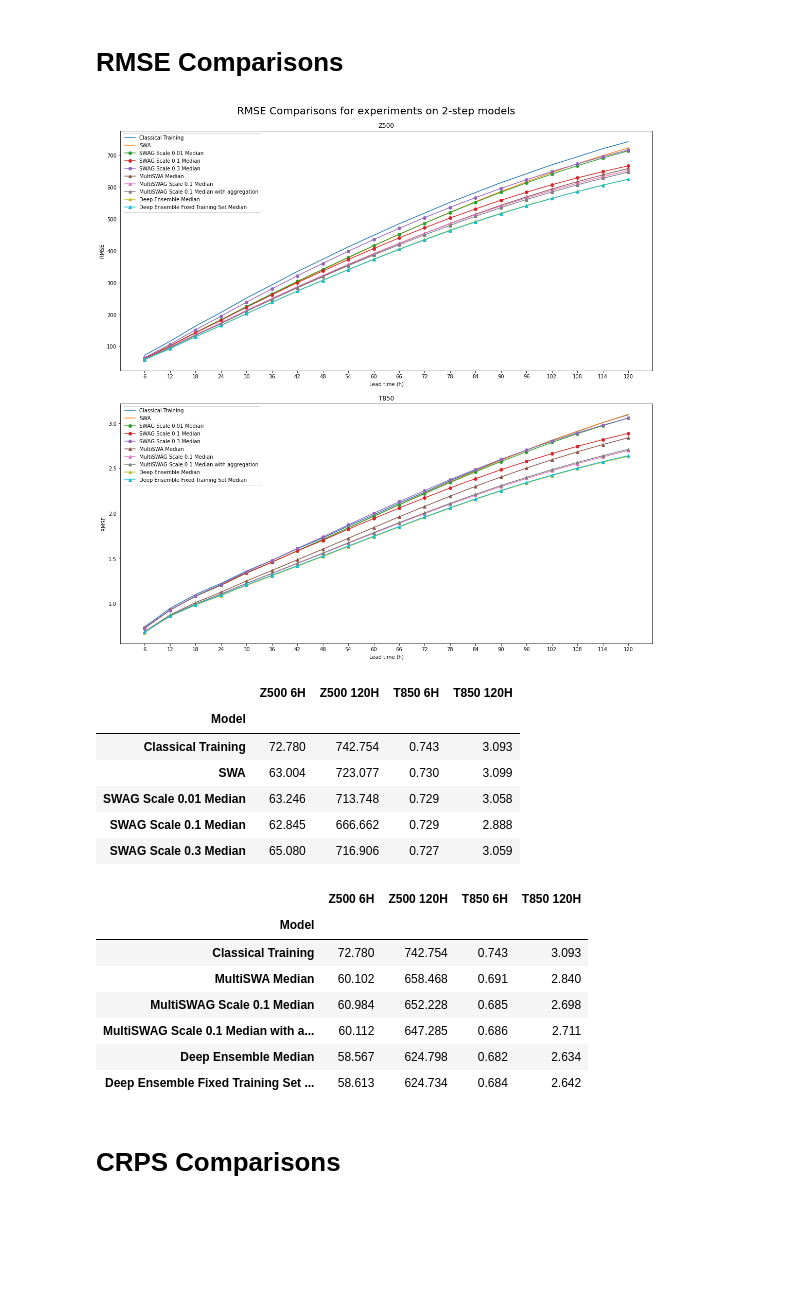
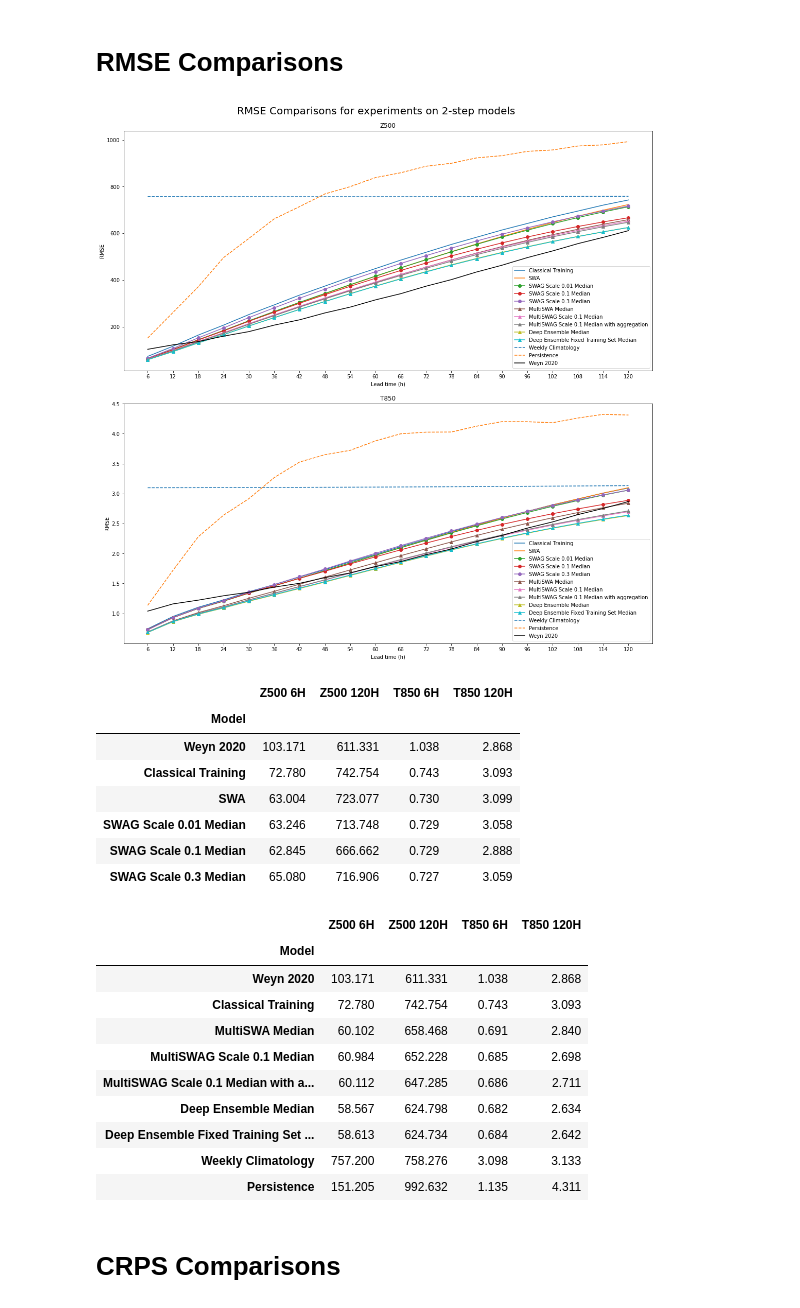
Before and after one commit to yasserhaddad/weather_prediction, a Jupyter notebook: notebooks/results_s02.ipynb, the cells around one changed output. Cells and saved outputs as stored; diff of their text form; code cells hidden in the pictures; blank space fills up the shorter version.

Commit message:
Added results figure and finished RMSE SS maps

```diff
--- a/notebooks/results_s02.ipynb
+++ b/notebooks/results_s02.ipynb
@@ -22,6 +23,10 @@ def table(results, labels):
     df = pd.DataFrame(rows).set_index('Model')
 
     return df
+# %%
+figures_path = '../data/healpix/s02_results/'
+if not os.path.isdir(figures_path):
+    os.mkdir(figures_path)
 # %% [markdown]
 # RMSE Comparisons
 # %%
@@ -46,6 +51,8 @@ len_sqce = cfg['model_parameters']['len_sqce']
 delta_t = cfg['model_parameters']['delta_t']
 architecture_name = cfg['model_parameters']['architecture_name']
 
+lead_times = np.arange(lead_time, max_lead_time + lead_time, lead_time)
+
 description_epoch = "all_const_len{}_delta_{}_architecture_".format(len_sqce, delta_t) + architecture_name
 descriptions = [
     description_epoch + f'_s02_epoch_{ep}',
@@ -57,7 +64,9 @@ descriptions = [
     description_epoch + f'_s02_multiswag_ensemble_epoch_11_swag_scale01_median',
     description_epoch + f'_s02_multiswag_ensemble_epoch_11_swag_scale01_aggregate_median',
     description_epoch + f'_s02_ensemble_epoch_{ep}_median',
-    description_epoch + f'_s02_fixed_data_ensemble_ensemble_epoch_{ep}_median'
+    description_epoch + f'_s02_fixed_data_ensemble_ensemble_epoch_{ep}_median',
+    'climatology',
+    'persistence'
 ]
 
 labels = [
@@ -70,71 +79,89 @@ labels = [
     'MultiSWAG Scale 0.1 Median',
     'MultiSWAG Scale 0.1 Median with aggregation',
     'Deep Ensemble Median',
-    'Deep Ensemble Fixed Training Set Median'
+    'Deep Ensemble Fixed Training Set Median',
+    'Weekly Climatology',
+    'Persistence'
 ]
 
-markers = ['', '', 'o', 'o', 'o', '^', '^', '^', '^', '^']
+markers = ['', '', 'o', 'o', 'o', '^', '^', '^', '^', '^', '', '']
 
 file_paths = []
 
 for description in descriptions:
     rmse_filename = datadir + 'metrics/rmse_' + description + '.nc'
     file_paths.append(rmse_filename)
+
+rmses_weyn = xr.open_dataset(datadir + 'metrics/rmses_weyn.nc')
+reference_rmses = rmses_weyn.rename({'z500':'z', 't850':'t'}).sel(lead_time=lead_times)
 
 rmses = []
 
 for path in file_paths:
     rmse = xr.open_dataset(path)
     rmses.append(rmse)
 
 f, (ax1, ax2) = plt.subplots(2, 1, figsize=(15, 15), constrained_layout=True)
 
-lead_times = np.arange(lead_time, max_lead_time + lead_time, lead_time)
 
 for i, rmse in enumerate(rmses):
-    ax1.plot(lead_times, rmse.z.values, label=labels[i], marker=markers[i])
+    linestyle = 'solid' if i < (len(rmses) - 2) else 'dashed'
+    ax1.plot(lead_times, rmse.z.values, label=labels[i], marker=markers[i], linestyle=linestyle)
+
+ax1.plot(lead_times, reference_rmses.z.values, label='Weyn 2020', color='black')
 
 for i, rmse in enumerate(rmses):
-    ax2.plot(lead_times, rmse.t.values, label=labels[i], marker=markers[i])
+    linestyle = 'solid' if i < (len(rmses) - 2) else 'dashed'
+    ax2.plot(lead_times, rmse.t.values, label=labels[i], marker=markers[i], linestyle=linestyle)
+
+ax2.plot(lead_times, reference_rmses.t.values, label='Weyn 2020', color='black')
 
 ax1.set_xlabel('Lead time (h)')
 ax1.set_xticks(lead_times)
 ax2.set_xticks(lead_times)
 ax2.set_xlabel('Lead time (h)')
 ax1.set_ylabel('RMSE')
 ax2.set_ylabel('RMSE')
 ax1.set_title('Z500')
 ax2.set_title('T850')
 
 f.suptitle('RMSE Comparisons for experiments on 2-step models', fontsize=20)
 ax1.legend()
 ax2.legend()
+
+filename = 'rmse_comparisons.png'
+plt.savefig(figures_path + filename)
+
 plt.show()
 # %% [output]
-[figure, old version]
+[figure, new version]
 # %%
-df_rmses_single = table(rmses[:5], labels[:5])
+df_rmses_single = table([reference_rmses] + rmses[:5], ['Weyn 2020'] + labels[:5])
 df_rmses_single
 # %% [output]
 |  | Z500 6H | Z500 120H | T850 6H | T850 120H |
 | Model |  |  |  |  |
+| Weyn 2020 | 103.171 | 611.331 | 1.038 | 2.868 |
 | Classical Training | 72.780 | 742.754 | 0.743 | 3.093 |
 | SWA | 63.004 | 723.077 | 0.730 | 3.099 |
 | SWAG Scale 0.01 Median | 63.246 | 713.748 | 0.729 | 3.058 |
 | SWAG Scale 0.1 Median | 62.845 | 666.662 | 0.729 | 2.888 |
 | SWAG Scale 0.3 Median | 65.080 | 716.906 | 0.727 | 3.059 |
 # %%
-df_rmses_ens = table([rmses[0]] + rmses[5:], [labels[0]] + labels[5:])
+df_rmses_ens = table([reference_rmses, rmses[0]] + rmses[5:], ['Weyn 2020', labels[0]] + labels[5:])
 df_rmses_ens
 # %% [output]
 |  | Z500 6H | Z500 120H | T850 6H | T850 120H |
 | Model |  |  |  |  |
+| Weyn 2020 | 103.171 | 611.331 | 1.038 | 2.868 |
 | Classical Training | 72.780 | 742.754 | 0.743 | 3.093 |
 | MultiSWA Median | 60.102 | 658.468 | 0.691 | 2.840 |
 | MultiSWAG Scale 0.1 Median | 60.984 | 652.228 | 0.685 | 2.698 |
 | MultiSWAG Scale 0.1 Median with a... | 60.112 | 647.285 | 0.686 | 2.711 |
 | Deep Ensemble Median | 58.567 | 624.798 | 0.682 | 2.634 |
 | Deep Ensemble Fixed Training Set ... | 58.613 | 624.734 | 0.684 | 2.642 |
+| Weekly Climatology | 757.200 | 758.276 | 3.098 | 3.133 |
+| Persistence | 151.205 | 992.632 | 1.135 | 4.311 |
 # %% [markdown]
 # CRPS Comparisons
 # %%
```
Also changed, not shown: parts of 7 cells of this notebook, 6 other files.
